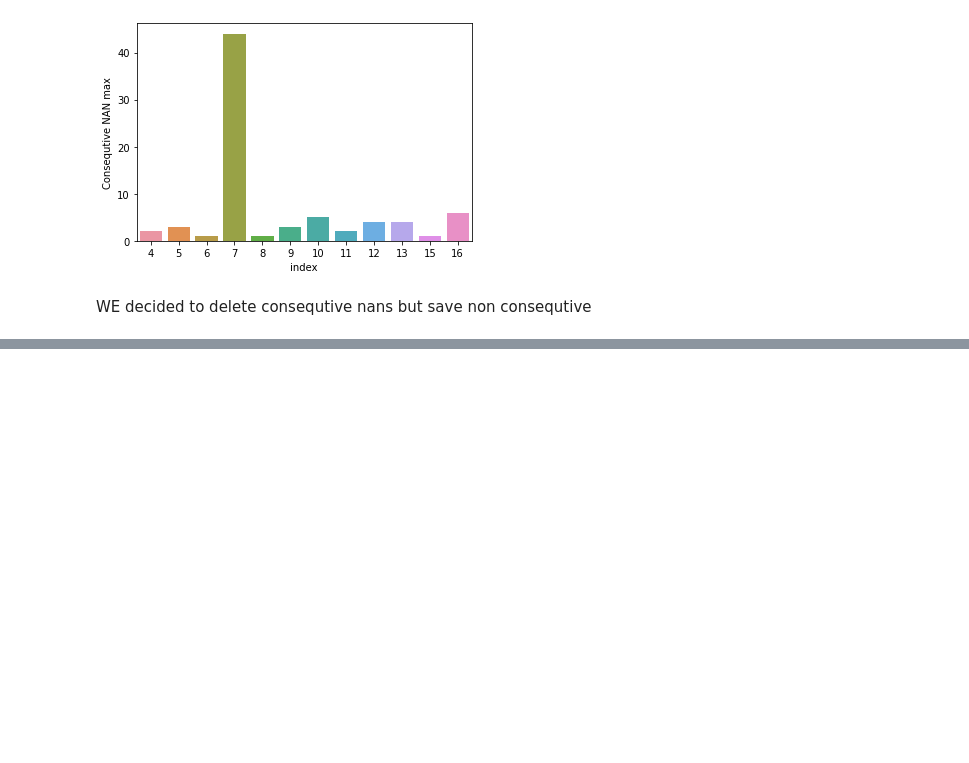
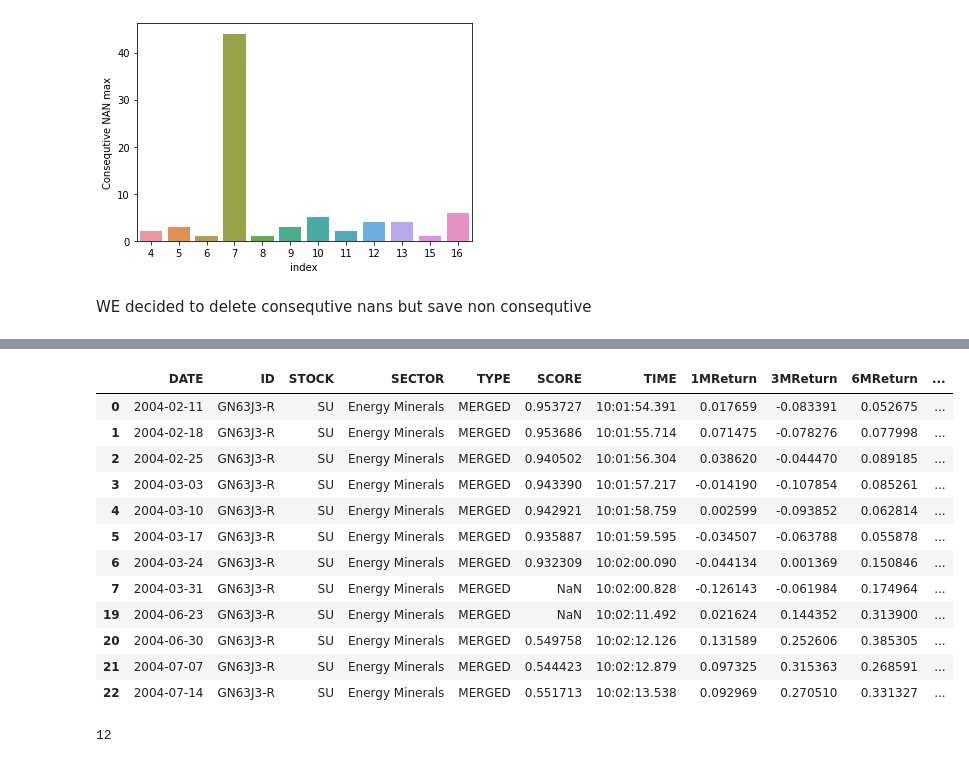
Before and after one commit to WojciechDopieralski/Finance_ML, a Jupyter notebook: Finance_ML/eda_analysis.ipynb, the cells around one changed output, grey strips where cells are left out. Cells and saved outputs as stored; diff of their text form; code cells hidden in the pictures; blank space fills up the shorter version.

Commit message:
add function to remove 3 consequtive nan from main df

```diff
--- a/Finance_ML/eda_analysis.ipynb
+++ b/Finance_ML/eda_analysis.ipynb
@@ -223,0 +267,18 @@ WE decided to delete consequtive nans but save non consequtive
+# %%
+def drop_3_consequtive_nans(df, list_of_companies):
+    df_to_return = pd.DataFrame()
+    for l in list_of_companies:
+        stock_data = df.loc[df['STOCK'] == l]
+        stock_data['SCORE_LAG'] = stock_data["SCORE"].shift(-1)
+        stock_data['SCORE_LEAD'] = stock_data['SCORE'].shift(1)
+        stock_data.dropna(subset=['SCORE','SCORE_LAG','SCORE_LEAD'], how='all', inplace = True)
+        #df = df.drop(df[df.STOCK == l].index)
+        if df_to_return.empty == True:
+            df_to_return = stock_data
+            print('first_time')
+        else:
+            df_to_return = pd.concat([df_to_return, stock_data], ignore_index=True)
+            #df_to_return.append(stock_data)
+            #print(len(df_to_return))
+
+    return df_to_return
@@ -223,0 +289,2 @@ WE decided to delete consequtive nans but save non consequtive
+# %%
+convictions_test = drop_3_consequtive_nans(convictions_and_returns, list_of_companies)
@@ -223,0 +403,21 @@ WE decided to delete consequtive nans but save non consequtive
+# %%
+convictions_test
+# %% [output]
+|  | DATE | ID | STOCK | SECTOR | TYPE | SCORE | TIME | 1MReturn | 3MReturn | 6MReturn | ... |
+| 0 | 2004-02-11 | GN63J3-R | SU | Energy Minerals | MERGED | 0.953727 | 10:01:54.391 | 0.017659 | -0.083391 | 0.052675 | ... |
+| 1 | 2004-02-18 | GN63J3-R | SU | Energy Minerals | MERGED | 0.953686 | 10:01:55.714 | 0.071475 | -0.078276 | 0.077998 | ... |
+| 2 | 2004-02-25 | GN63J3-R | SU | Energy Minerals | MERGED | 0.940502 | 10:01:56.304 | 0.038620 | -0.044470 | 0.089185 | ... |
+| 3 | 2004-03-03 | GN63J3-R | SU | Energy Minerals | MERGED | 0.943390 | 10:01:57.217 | -0.014190 | -0.107854 | 0.085261 | ... |
+| 4 | 2004-03-10 | GN63J3-R | SU | Energy Minerals | MERGED | 0.942921 | 10:01:58.759 | 0.002599 | -0.093852 | 0.062814 | ... |
+| 5 | 2004-03-17 | GN63J3-R | SU | Energy Minerals | MERGED | 0.935887 | 10:01:59.595 | -0.034507 | -0.063788 | 0.055878 | ... |
+| 6 | 2004-03-24 | GN63J3-R | SU | Energy Minerals | MERGED | 0.932309 | 10:02:00.090 | -0.044134 | 0.001369 | 0.150846 | ... |
+| 7 | 2004-03-31 | GN63J3-R | SU | Energy Minerals | MERGED | NaN | 10:02:00.828 | -0.126143 | -0.061984 | 0.174964 | ... |
+| 19 | 2004-06-23 | GN63J3-R | SU | Energy Minerals | MERGED | NaN | 10:02:11.492 | 0.021624 | 0.144352 | 0.313900 | ... |
+| 20 | 2004-06-30 | GN63J3-R | SU | Energy Minerals | MERGED | 0.549758 | 10:02:12.126 | 0.131589 | 0.252606 | 0.385305 | ... |
+| 21 | 2004-07-07 | GN63J3-R | SU | Energy Minerals | MERGED | 0.544423 | 10:02:12.879 | 0.097325 | 0.315363 | 0.268591 | ... |
+| 22 | 2004-07-14 | GN63J3-R | SU | Energy Minerals | MERGED | 0.551713 | 10:02:13.538 | 0.092969 | 0.270510 | 0.331327 | ... |
+# %%
+
+len(convictions_test)
+# %% [output]
+12
```
Also changed, not shown: parts of 6 cells of this notebook.
